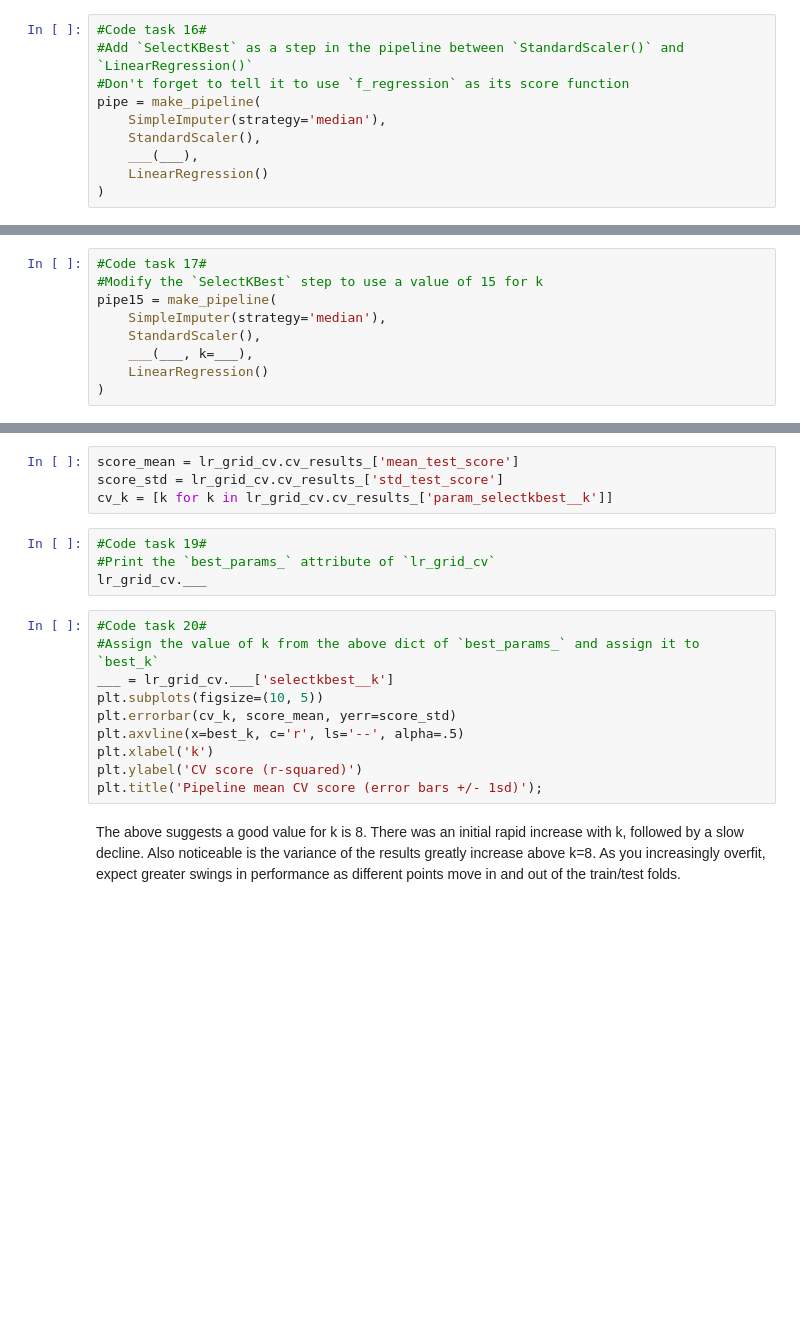
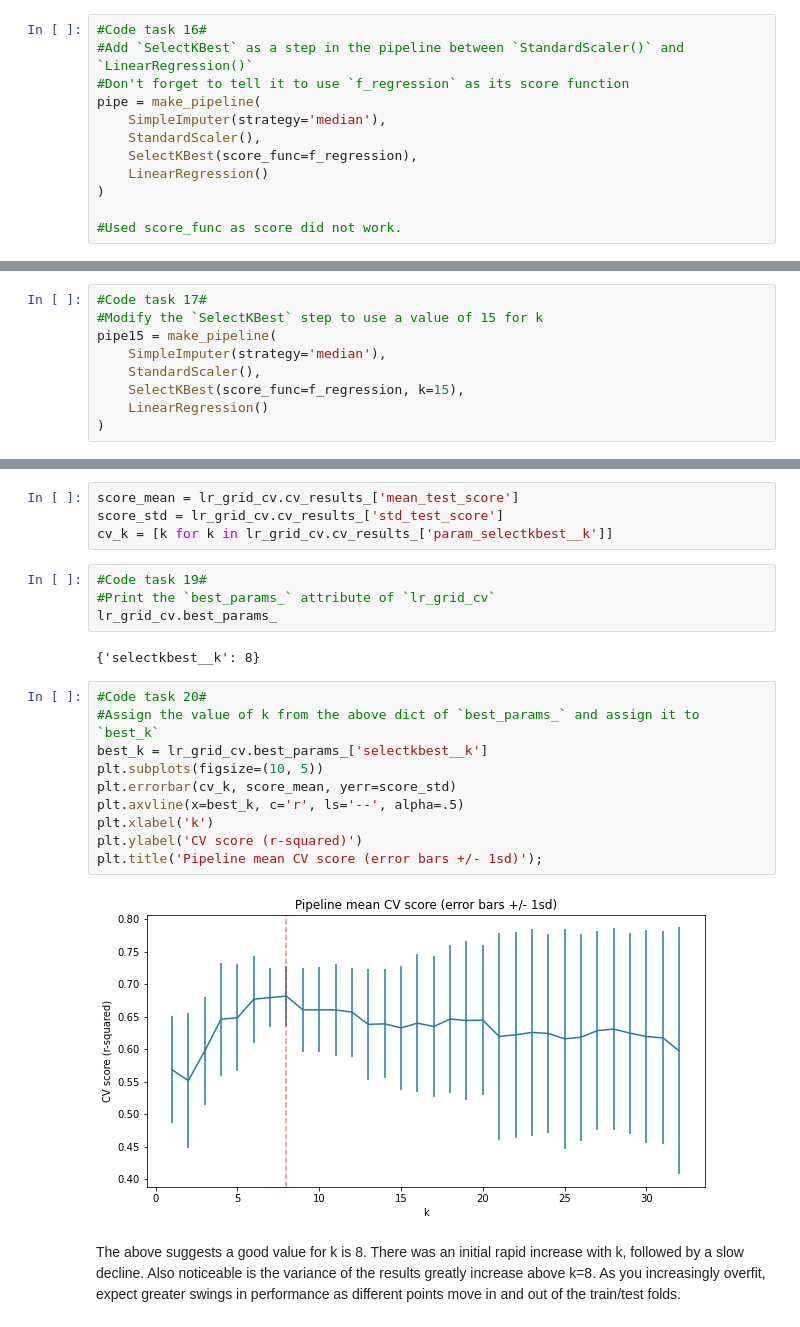
Before and after one commit to nikamurao/DataScienceGuidedCapstone, a Jupyter notebook: Notebooks/04_preprocessing_and_training.ipynb, the cells around one changed output, grey strips where cells are left out. Saved outputs shown, nothing was run; the diff lists cells and outputs as text; blank space fills up the shorter version.

```diff
--- a/Notebooks/04_preprocessing_and_training.ipynb
+++ b/Notebooks/04_preprocessing_and_training.ipynb
@@ -749,9 +749,11 @@ Redefine your pipeline to include this feature selection step:
 pipe = make_pipeline(
     SimpleImputer(strategy='median'),
     StandardScaler(),
-    ___(___),
+    SelectKBest(score_func=f_regression),
     LinearRegression()
 )
+
+#Used score_func as score did not work.
 # %% [markdown]
 ### 4.9.2 Fit the pipeline<a id='4.9.2_Fit_the_pipeline'></a>
 # %%
@@ -785,7 +787,7 @@ This has made things worse! Clearly selecting a subset of features has an impact
 pipe15 = make_pipeline(
     SimpleImputer(strategy='median'),
     StandardScaler(),
-    ___(___, k=___),
+    SelectKBest(score_func=f_regression, k=15),
     LinearRegression()
 )
 # %% [markdown]
@@ -889,17 +926,21 @@ cv_k = [k for k in lr_grid_cv.cv_results_['param_selectkbest__k']]
 # %%
 #Code task 19#
 #Print the `best_params_` attribute of `lr_grid_cv`
-lr_grid_cv.___
+lr_grid_cv.best_params_
+# %% [output]
+{'selectkbest__k': 8}
 # %%
 #Code task 20#
 #Assign the value of k from the above dict of `best_params_` and assign it to `best_k`
-___ = lr_grid_cv.___['selectkbest__k']
+best_k = lr_grid_cv.best_params_['selectkbest__k']
 plt.subplots(figsize=(10, 5))
 plt.errorbar(cv_k, score_mean, yerr=score_std)
 plt.axvline(x=best_k, c='r', ls='--', alpha=.5)
 plt.xlabel('k')
 plt.ylabel('CV score (r-squared)')
 plt.title('Pipeline mean CV score (error bars +/- 1sd)');
+# %% [output]
+[figure, added]
 # %% [markdown]
 The above suggests a good value for k is 8. There was an initial rapid increase with k, followed by a slow decline. Also noticeable is the variance of the results greatly increase above k=8. As you increasingly overfit, expect greater swings in performance as different points move in and out of the train/test folds.
 # %% [markdown]
```
Also changed, not shown: parts of 12 cells of this notebook.
